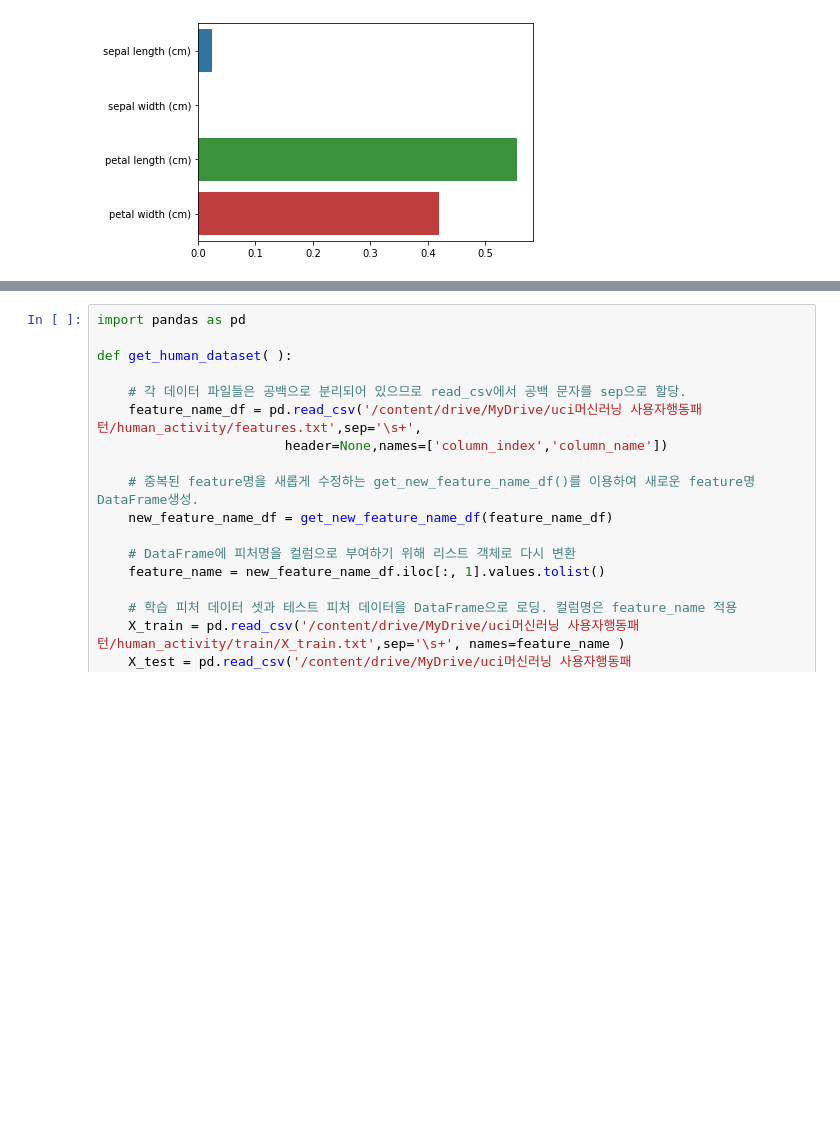
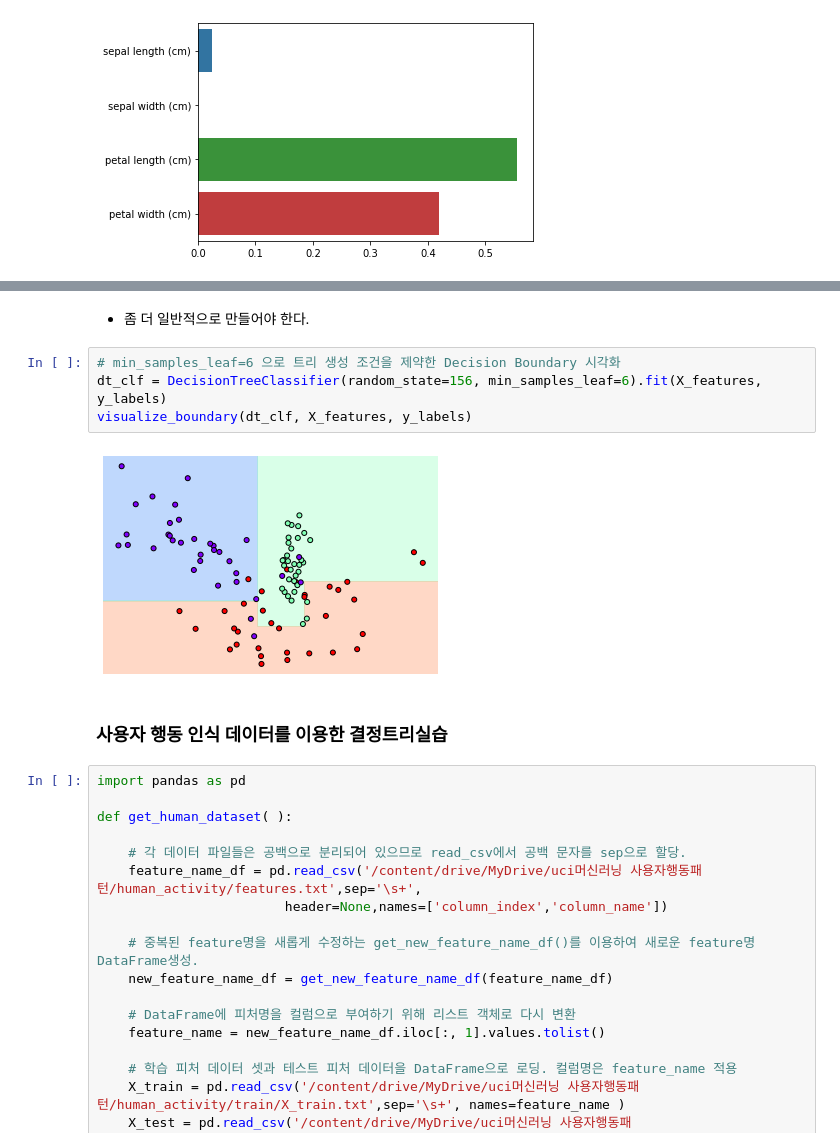
Before and after one commit to Yumpop/ML_basic_Study, a Jupyter notebook: 머신러닝_공룡.ipynb, the cells around one changed output, grey strips where cells are left out. Cells and saved outputs as stored; diff of their text form; blank space fills up the shorter version.

```diff
--- a/머신러닝_공룡.ipynb
+++ b/머신러닝_공룡.ipynb
@@ -2271,3 +2333,13 @@ petal width (cm) : 0.420
+# %% [markdown]
+- 좀 더 일반적으로 만들어야 한다.
+# %%
+# min_samples_leaf=6 으로 트리 생성 조건을 제약한 Decision Boundary 시각화
+dt_clf = DecisionTreeClassifier(random_state=156, min_samples_leaf=6).fit(X_features, y_labels)
+visualize_boundary(dt_clf, X_features, y_labels)
+# %% [output]
+[figure, added]
+# %% [markdown]
+### 사용자 행동 인식 데이터를 이용한 결정트리실습
 # %%
 import pandas as pd
 
```
Also changed, not shown: parts of 14 cells of this notebook.
